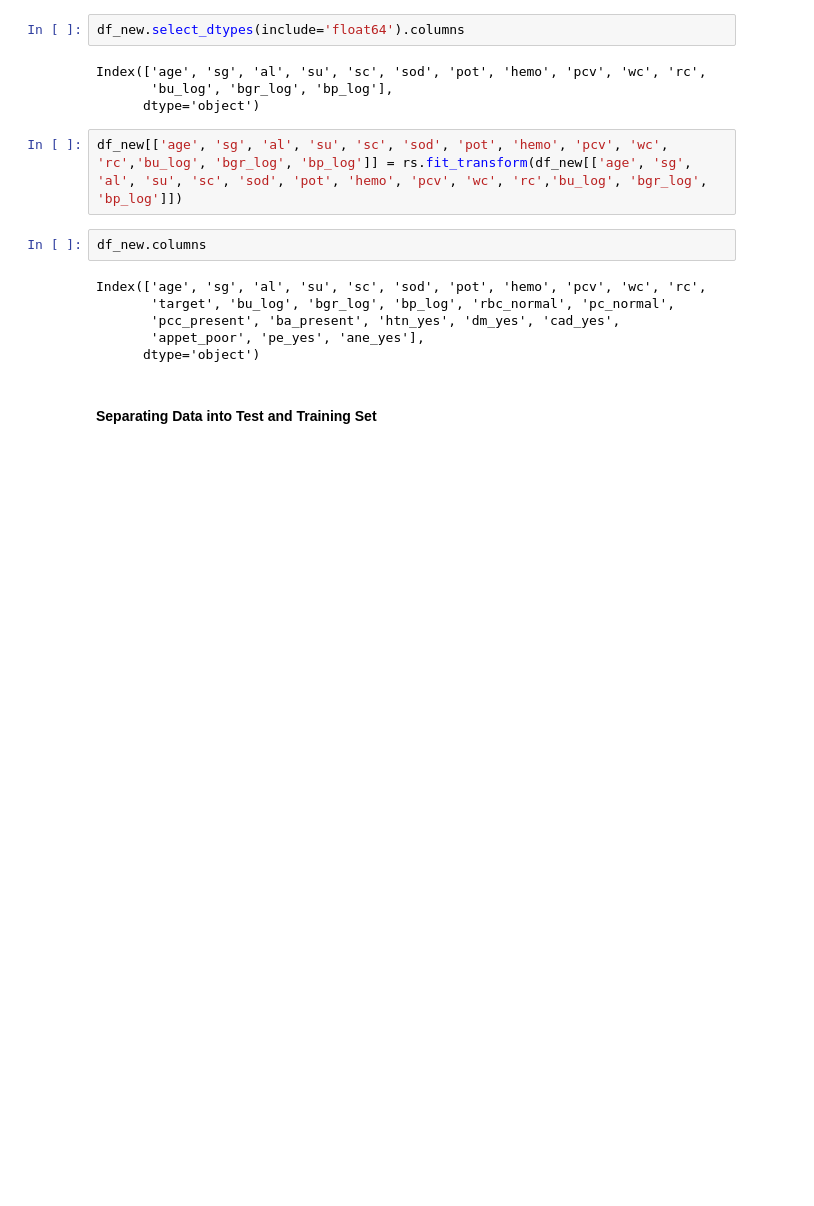
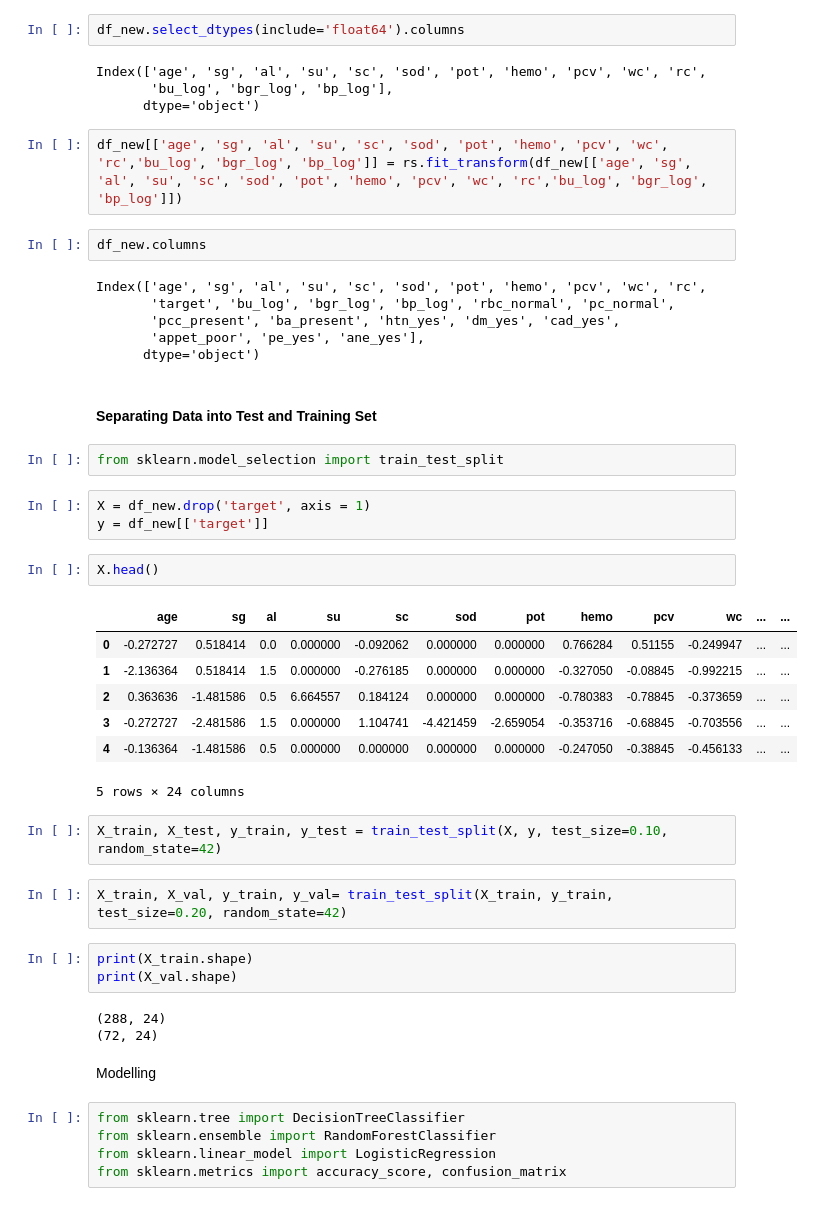
Before and after one commit to TaeMD/ML-projects, a Jupyter notebook: Predicting_CKD.ipynb, the cells around one changed output. Cells and saved outputs as stored; diff of their text form; blank space fills up the shorter version.

```diff
--- a/Predicting_CKD.ipynb
+++ b/Predicting_CKD.ipynb
@@ -1230,3 +1230,35 @@ Index(['age', 'sg', 'al', 'su', 'sc', 'sod', 'pot', 'hemo', 'pcv', 'wc', 'rc',
       dtype='object')
 # %% [markdown]
 #### Separating Data into Test and Training Set
+# %%
+from sklearn.model_selection import train_test_split
+# %%
+X = df_new.drop('target', axis = 1)
+y = df_new[['target']]
+# %%
+X.head()
+# %% [output]
+|  | age | sg | al | su | sc | sod | pot | hemo | pcv | wc | ... | ... |
+| 0 | -0.272727 | 0.518414 | 0.0 | 0.000000 | -0.092062 | 0.000000 | 0.000000 | 0.766284 | 0.51155 | -0.249947 | ... | ... |
+| 1 | -2.136364 | 0.518414 | 1.5 | 0.000000 | -0.276185 | 0.000000 | 0.000000 | -0.327050 | -0.08845 | -0.992215 | ... | ... |
+| 2 | 0.363636 | -1.481586 | 0.5 | 6.664557 | 0.184124 | 0.000000 | 0.000000 | -0.780383 | -0.78845 | -0.373659 | ... | ... |
+| 3 | -0.272727 | -2.481586 | 1.5 | 0.000000 | 1.104741 | -4.421459 | -2.659054 | -0.353716 | -0.68845 | -0.703556 | ... | ... |
+| 4 | -0.136364 | -1.481586 | 0.5 | 0.000000 | 0.000000 | 0.000000 | 0.000000 | -0.247050 | -0.38845 | -0.456133 | ... | ... |
+5 rows × 24 columns
+# %%
+X_train, X_test, y_train, y_test = train_test_split(X, y, test_size=0.10, random_state=42)
+# %%
+X_train, X_val, y_train, y_val= train_test_split(X_train, y_train, test_size=0.20, random_state=42)
+# %%
+print(X_train.shape)
+print(X_val.shape)
+# %% [output]
+(288, 24)
+(72, 24)
+# %% [markdown]
+Modelling
+# %%
+from sklearn.tree import DecisionTreeClassifier
+from sklearn.ensemble import RandomForestClassifier
+from sklearn.linear_model import LogisticRegression
+from sklearn.metrics import accuracy_score, confusion_matrix
```
Also changed, not shown: parts of 11 cells of this notebook.
